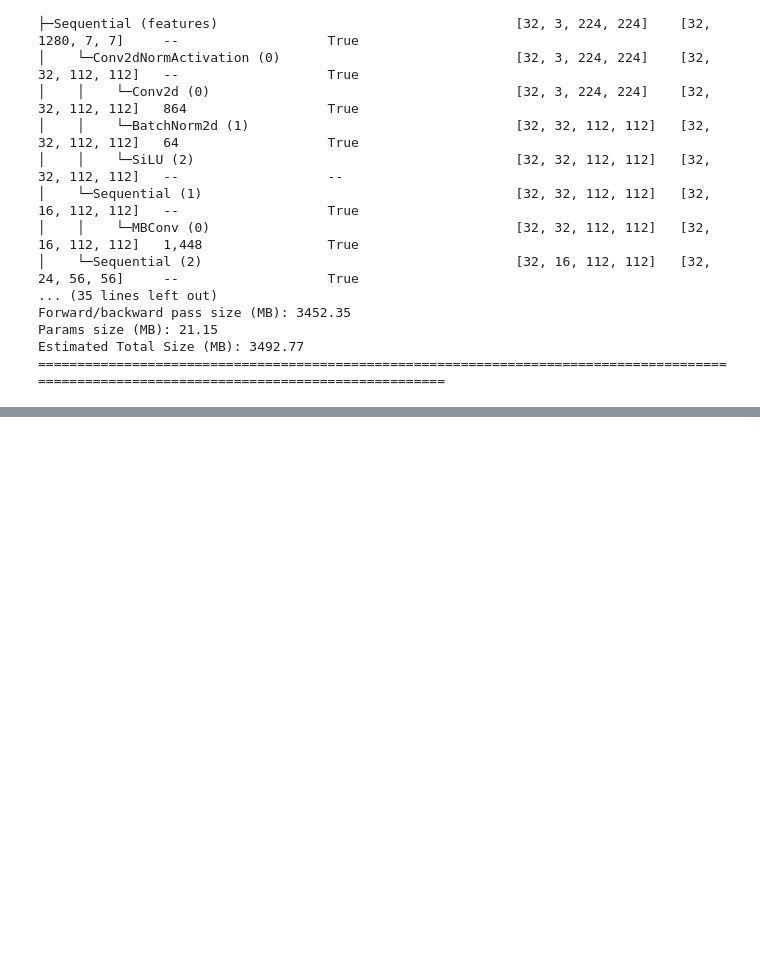
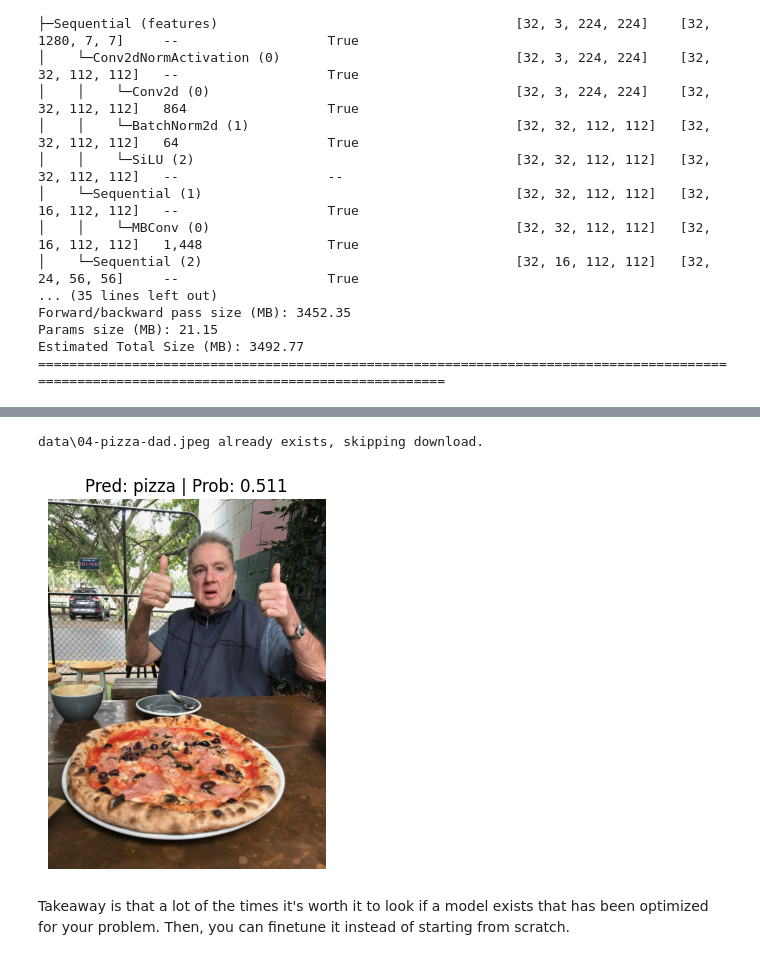
Before and after one commit to AlexanderAKM/Pytorch-Fundamentals, a Jupyter notebook: 06_pytorch_transfer_learning.ipynb, the cells around one changed output, grey strips where cells are left out. Drawn from its saved outputs; the diff is of its cells as text; code cells hidden in the pictures; blank space fills up the shorter version.

```diff
--- a/06_pytorch_transfer_learning.ipynb
+++ b/06_pytorch_transfer_learning.ipynb
@@ -154,0 +296,25 @@ Estimated Total Size (MB): 3492.77
+# %%
+# Let's test it on a custom image
+import requests
+
+custom_image_path = Path("data") / "04-pizza-dad.jpeg"
+
+# Download the image if it doesn't already exist
+if not custom_image_path.is_file():
+    with open(custom_image_path, "wb") as f:
+        # When downloading from GitHub, need to use the "raw" file link
+        request = requests.get("https://raw.githubusercontent.com/mrdbourke/pytorch-deep-learning/main/images/04-pizza-dad.jpeg")
+        print(f"Downloading {custom_image_path}...")
+        f.write(request.content)
+else:
+    print(f"{custom_image_path} already exists, skipping download.")
+
+# Predict on custom image
+pred_and_plot_image(model=model,
+                    image_path=custom_image_path,
+                    class_names=class_names)
+# %% [output]
+data\04-pizza-dad.jpeg already exists, skipping download.
+[figure, added]
+# %% [markdown]
+Takeaway is that a lot of the times it's worth it to look if a model exists that has been optimized for your problem. Then, you can finetune it instead of starting from scratch.
```
Also changed, not shown: parts of 8 cells of this notebook.
